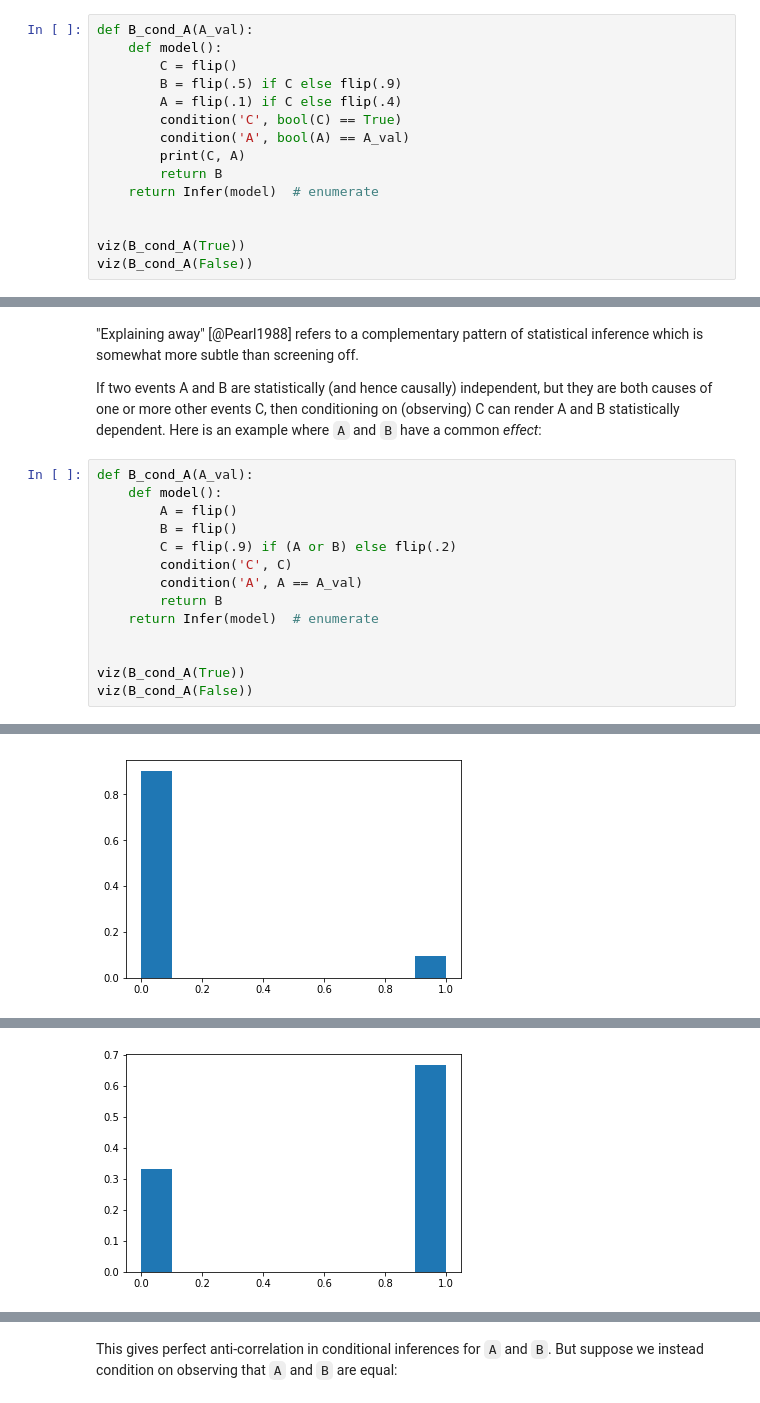
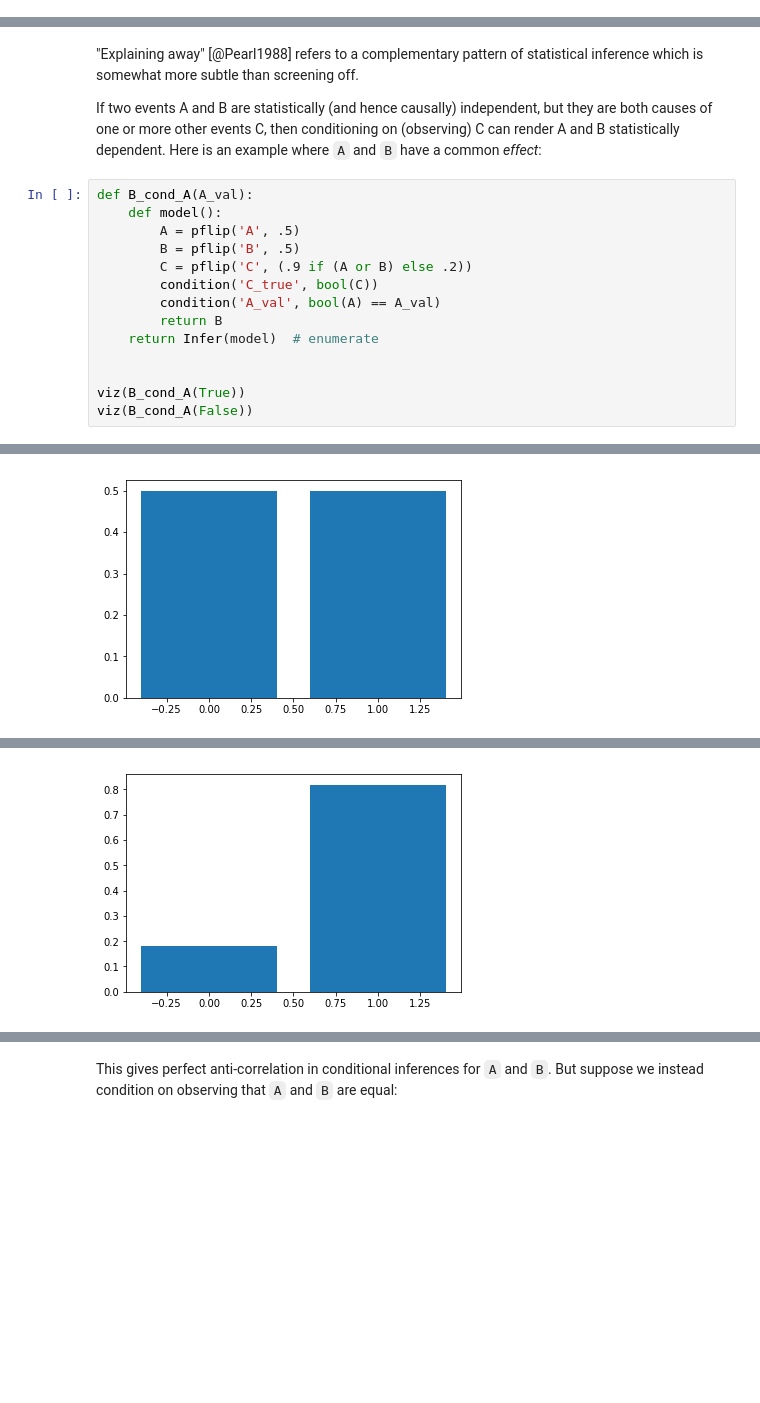
Before and after one commit to ebigelow/probmods-pyro, a Jupyter notebook: Chapter 5 - Conditional Dependence.ipynb, the cells around one changed output, grey strips where cells are left out. Saved outputs shown, nothing was run; the diff lists cells and outputs as text; blank space fills up the shorter version.

Commit message:
Update chapter 5; todo - scatter plot.

```diff
--- a/Chapter 5 - Conditional Dependence.ipynb
+++ b/Chapter 5 - Conditional Dependence.ipynb
@@ -98,15 +79,0 @@ def model(A_val):
-# %%
-def B_cond_A(A_val):
-    def model():
-        C = flip()
-        B = flip(.5) if C else flip(.9)
-        A = flip(.1) if C else flip(.4)
-        condition('C', bool(C) == True)
-        condition('A', bool(A) == A_val)
-        print(C, A)
-        return B
-    return Infer(model)  # enumerate
-
-
-viz(B_cond_A(True))
-viz(B_cond_A(False))
@@ -166,11 +96,11 @@ Here is an example where `A` and `B` have a common *effect*:
 # %%
 def B_cond_A(A_val):
     def model():
-        A = flip()
-        B = flip()
-        C = flip(.9) if (A or B) else flip(.2)
-        condition('C', C)
-        condition('A', A == A_val)
+        A = pflip('A', .5)
+        B = pflip('B', .5)
+        C = pflip('C', (.9 if (A or B) else .2))
+        condition('C_true', bool(C))
+        condition('A_val', bool(A) == A_val)
         return B
     return Infer(model)  # enumerate
 
@@ -181 +112 @@ viz(B_cond_A(False))
-[figure, old version]
+[figure, new version]
@@ -182,4 +114,4 @@ viz(B_cond_A(False))
-[figure, old version]
+[figure, new version]
 # %% [markdown]
 As with screening off, we only induce statistical dependence from learning about `C`, not causal dependence: when we observe `C`, `A` and `B` remain causally independent in our model of the world; it is our beliefs about A and B that become correlated.
 
```
Also changed, not shown: parts of 13 cells of this notebook.
